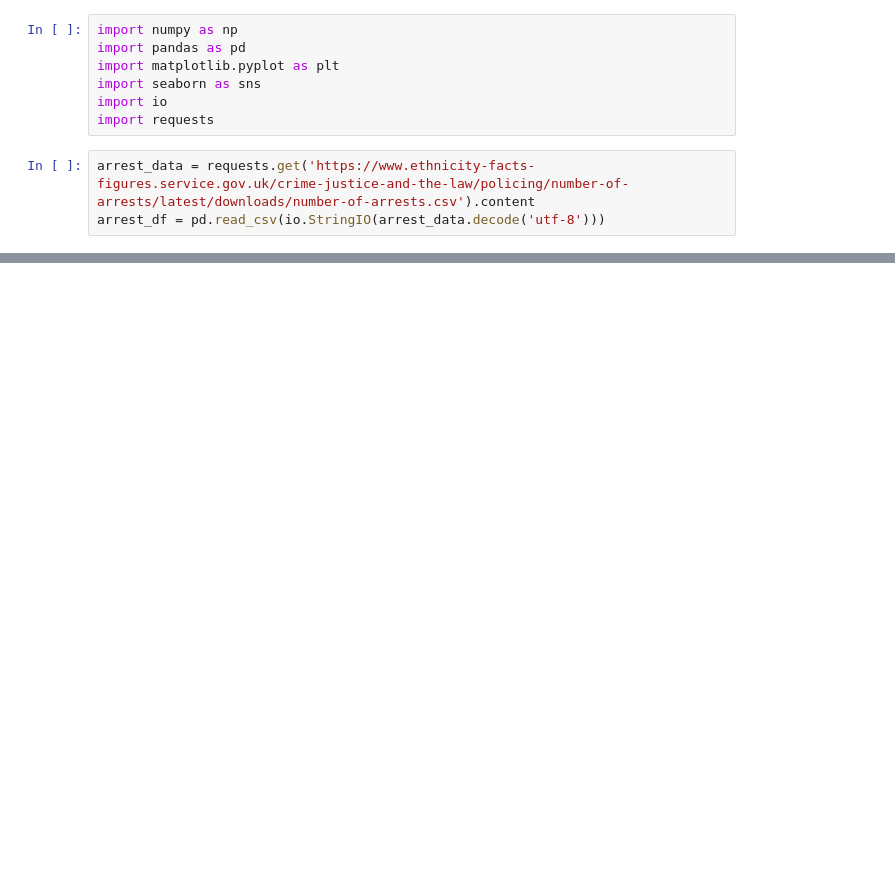
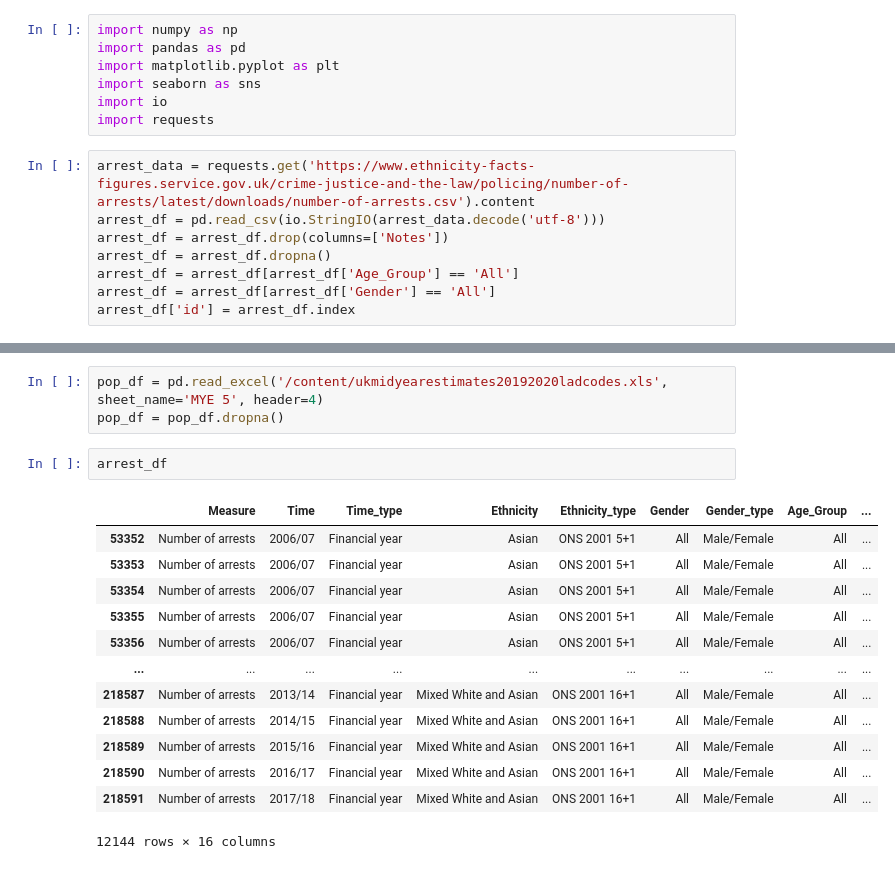
Before and after one commit to ab17254/ce888, a Jupyter notebook: Assignment/preprocessing_assignment1.ipynb, the cells around one changed output, grey strips where cells are left out. Drawn from its saved outputs; the diff is of its cells as text; blank space fills up the shorter version.

```diff
--- a/Assignment/preprocessing_assignment1.ipynb
+++ b/Assignment/preprocessing_assignment1.ipynb
@@ -8,3 +8,8 @@ import requests
 # %%
 arrest_data = requests.get('https://www.ethnicity-facts-figures.service.gov.uk/crime-justice-and-the-law/policing/number-of-arrests/latest/downloads/number-of-arrests.csv').content
 arrest_df = pd.read_csv(io.StringIO(arrest_data.decode('utf-8')))
+arrest_df = arrest_df.drop(columns=['Notes'])
+arrest_df = arrest_df.dropna()
+arrest_df = arrest_df[arrest_df['Age_Group'] == 'All']
+arrest_df = arrest_df[arrest_df['Gender'] == 'All']
+arrest_df['id'] = arrest_df.index
@@ -12,0 +16,19 @@ arrest_df = pd.read_csv(io.StringIO(arrest_data.decode('utf-8')))
+# %%
+pop_df = pd.read_excel('/content/ukmidyearestimates20192020ladcodes.xls', sheet_name='MYE 5', header=4)
+pop_df = pop_df.dropna()
+# %%
+arrest_df
+# %% [output]
+|  | Measure | Time | Time_type | Ethnicity | Ethnicity_type | Gender | Gender_type | Age_Group | ... |
+| 53352 | Number of arrests | 2006/07 | Financial year | Asian | ONS 2001 5+1 | All | Male/Female | All | ... |
+| 53353 | Number of arrests | 2006/07 | Financial year | Asian | ONS 2001 5+1 | All | Male/Female | All | ... |
+| 53354 | Number of arrests | 2006/07 | Financial year | Asian | ONS 2001 5+1 | All | Male/Female | All | ... |
+| 53355 | Number of arrests | 2006/07 | Financial year | Asian | ONS 2001 5+1 | All | Male/Female | All | ... |
+| 53356 | Number of arrests | 2006/07 | Financial year | Asian | ONS 2001 5+1 | All | Male/Female | All | ... |
+| ... | ... | ... | ... | ... | ... | ... | ... | ... | ... |
+| 218587 | Number of arrests | 2013/14 | Financial year | Mixed White and Asian | ONS 2001 16+1 | All | Male/Female | All | ... |
+| 218588 | Number of arrests | 2014/15 | Financial year | Mixed White and Asian | ONS 2001 16+1 | All | Male/Female | All | ... |
+| 218589 | Number of arrests | 2015/16 | Financial year | Mixed White and Asian | ONS 2001 16+1 | All | Male/Female | All | ... |
+| 218590 | Number of arrests | 2016/17 | Financial year | Mixed White and Asian | ONS 2001 16+1 | All | Male/Female | All | ... |
+| 218591 | Number of arrests | 2017/18 | Financial year | Mixed White and Asian | ONS 2001 16+1 | All | Male/Female | All | ... |
+12144 rows × 16 columns
```
Also changed, not shown: parts of 5 cells of this notebook.
